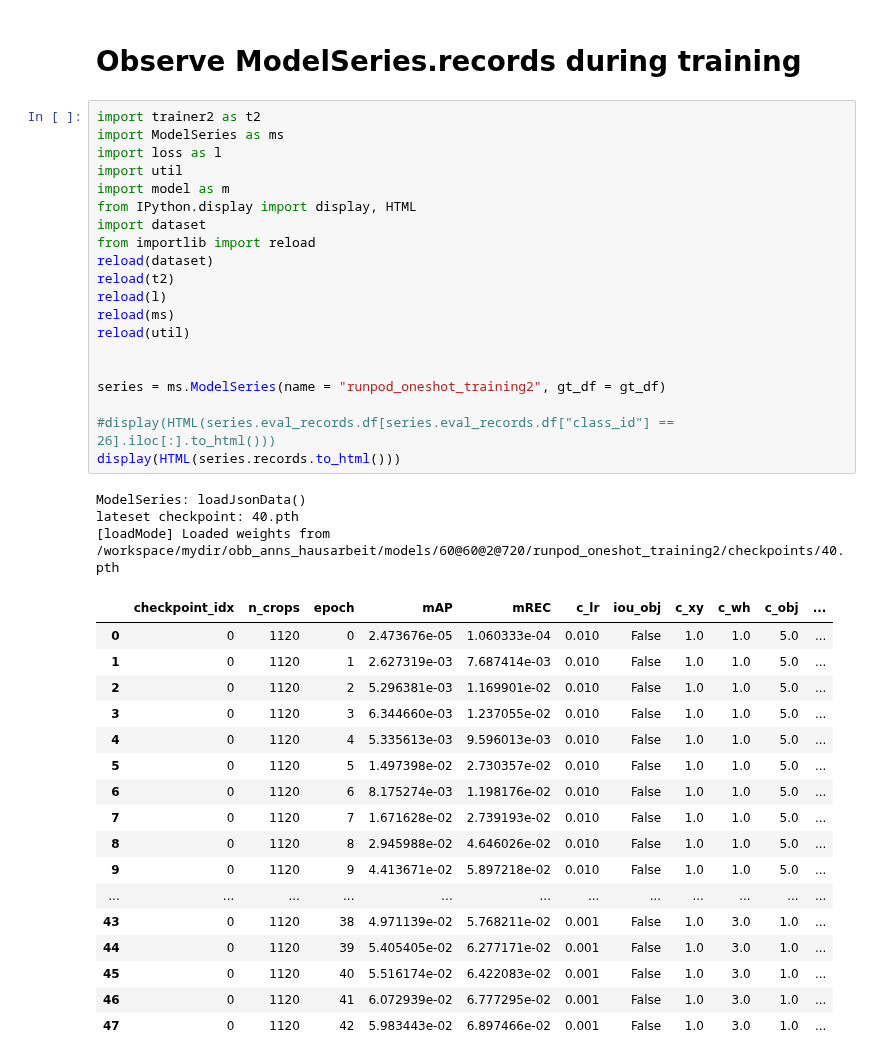
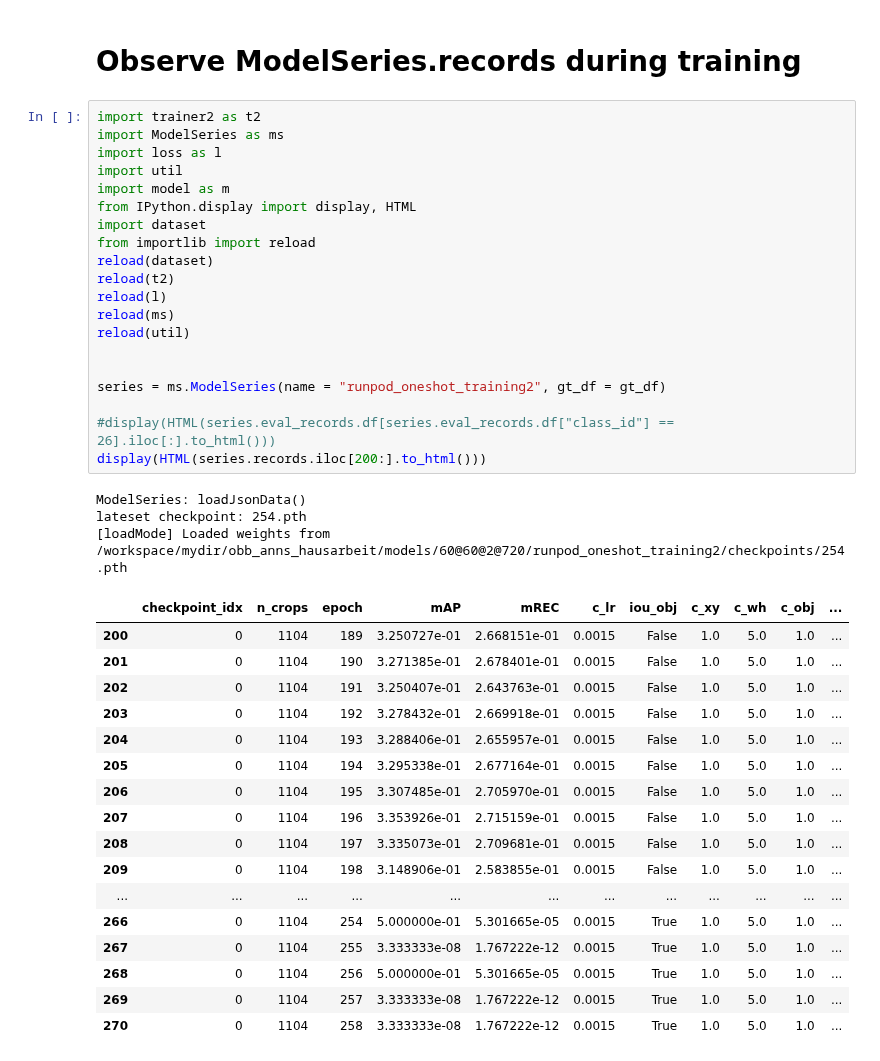
Before and after one commit to fusiongodo/yolo-score, a Jupyter notebook: profiling.ipynb, the cells around one changed output. Saved outputs shown, nothing was run; the diff lists cells and outputs as text.

Commit message:
training complete

```diff
--- a/profiling.ipynb
+++ b/profiling.ipynb
@@ -45,42 +29,42 @@ Saving to: /workspace/mydir/obb_anns_hausarbeit/ds2_dense/ds2_dense/gt_space.jso
 # %%
 import trainer2 as t2
 import ModelSeries as ms
 import loss as l
 import util
 import model as m
 from IPython.display import display, HTML
 import dataset
 from importlib import reload
 reload(dataset)
 reload(t2)
 reload(l)
 reload(ms)
 reload(util)
 
 
 series = ms.ModelSeries(name = "runpod_oneshot_training2", gt_df = gt_df)
 
 #display(HTML(series.eval_records.df[series.eval_records.df["class_id"] == 26].iloc[:].to_html()))
-display(HTML(series.records.to_html()))
+display(HTML(series.records.iloc[200:].to_html()))
 # %% [output]
 ModelSeries: loadJsonData()
-lateset checkpoint: 40.pth
-[loadMode] Loaded weights from /workspace/mydir/obb_anns_hausarbeit/models/60@60@2@720/runpod_oneshot_training2/checkpoints/40.pth
+lateset checkpoint: 254.pth
+[loadMode] Loaded weights from /workspace/mydir/obb_anns_hausarbeit/models/60@60@2@720/runpod_oneshot_training2/checkpoints/254.pth
 |  | checkpoint_idx | n_crops | epoch | mAP | mREC | c_lr | iou_obj | c_xy | c_wh | c_obj | ... |
-| 0 | 0 | 1120 | 0 | 2.473676e-05 | 1.060333e-04 | 0.010 | False | 1.0 | 1.0 | 5.0 | ... |
-| 1 | 0 | 1120 | 1 | 2.627319e-03 | 7.687414e-03 | 0.010 | False | 1.0 | 1.0 | 5.0 | ... |
-| 2 | 0 | 1120 | 2 | 5.296381e-03 | 1.169901e-02 | 0.010 | False | 1.0 | 1.0 | 5.0 | ... |
-| 3 | 0 | 1120 | 3 | 6.344660e-03 | 1.237055e-02 | 0.010 | False | 1.0 | 1.0 | 5.0 | ... |
-| 4 | 0 | 1120 | 4 | 5.335613e-03 | 9.596013e-03 | 0.010 | False | 1.0 | 1.0 | 5.0 | ... |
-| 5 | 0 | 1120 | 5 | 1.497398e-02 | 2.730357e-02 | 0.010 | False | 1.0 | 1.0 | 5.0 | ... |
-| 6 | 0 | 1120 | 6 | 8.175274e-03 | 1.198176e-02 | 0.010 | False | 1.0 | 1.0 | 5.0 | ... |
-| 7 | 0 | 1120 | 7 | 1.671628e-02 | 2.739193e-02 | 0.010 | False | 1.0 | 1.0 | 5.0 | ... |
-| 8 | 0 | 1120 | 8 | 2.945988e-02 | 4.646026e-02 | 0.010 | False | 1.0 | 1.0 | 5.0 | ... |
-| 9 | 0 | 1120 | 9 | 4.413671e-02 | 5.897218e-02 | 0.010 | False | 1.0 | 1.0 | 5.0 | ... |
+| 200 | 0 | 1104 | 189 | 3.250727e-01 | 2.668151e-01 | 0.0015 | False | 1.0 | 5.0 | 1.0 | ... |
+| 201 | 0 | 1104 | 190 | 3.271385e-01 | 2.678401e-01 | 0.0015 | False | 1.0 | 5.0 | 1.0 | ... |
+| 202 | 0 | 1104 | 191 | 3.250407e-01 | 2.643763e-01 | 0.0015 | False | 1.0 | 5.0 | 1.0 | ... |
+| 203 | 0 | 1104 | 192 | 3.278432e-01 | 2.669918e-01 | 0.0015 | False | 1.0 | 5.0 | 1.0 | ... |
+| 204 | 0 | 1104 | 193 | 3.288406e-01 | 2.655957e-01 | 0.0015 | False | 1.0 | 5.0 | 1.0 | ... |
+| 205 | 0 | 1104 | 194 | 3.295338e-01 | 2.677164e-01 | 0.0015 | False | 1.0 | 5.0 | 1.0 | ... |
+| 206 | 0 | 1104 | 195 | 3.307485e-01 | 2.705970e-01 | 0.0015 | False | 1.0 | 5.0 | 1.0 | ... |
+| 207 | 0 | 1104 | 196 | 3.353926e-01 | 2.715159e-01 | 0.0015 | False | 1.0 | 5.0 | 1.0 | ... |
+| 208 | 0 | 1104 | 197 | 3.335073e-01 | 2.709681e-01 | 0.0015 | False | 1.0 | 5.0 | 1.0 | ... |
+| 209 | 0 | 1104 | 198 | 3.148906e-01 | 2.583855e-01 | 0.0015 | False | 1.0 | 5.0 | 1.0 | ... |
 | ... | ... | ... | ... | ... | ... | ... | ... | ... | ... | ... | ... |
-| 43 | 0 | 1120 | 38 | 4.971139e-02 | 5.768211e-02 | 0.001 | False | 1.0 | 3.0 | 1.0 | ... |
-| 44 | 0 | 1120 | 39 | 5.405405e-02 | 6.277171e-02 | 0.001 | False | 1.0 | 3.0 | 1.0 | ... |
-| 45 | 0 | 1120 | 40 | 5.516174e-02 | 6.422083e-02 | 0.001 | False | 1.0 | 3.0 | 1.0 | ... |
-| 46 | 0 | 1120 | 41 | 6.072939e-02 | 6.777295e-02 | 0.001 | False | 1.0 | 3.0 | 1.0 | ... |
-| 47 | 0 | 1120 | 42 | 5.983443e-02 | 6.897466e-02 | 0.001 | False | 1.0 | 3.0 | 1.0 | ... |
+| 266 | 0 | 1104 | 254 | 5.000000e-01 | 5.301665e-05 | 0.0015 | True | 1.0 | 5.0 | 1.0 | ... |
+| 267 | 0 | 1104 | 255 | 3.333333e-08 | 1.767222e-12 | 0.0015 | True | 1.0 | 5.0 | 1.0 | ... |
+| 268 | 0 | 1104 | 256 | 5.000000e-01 | 5.301665e-05 | 0.0015 | True | 1.0 | 5.0 | 1.0 | ... |
+| 269 | 0 | 1104 | 257 | 3.333333e-08 | 1.767222e-12 | 0.0015 | True | 1.0 | 5.0 | 1.0 | ... |
+| 270 | 0 | 1104 | 258 | 3.333333e-08 | 1.767222e-12 | 0.0015 | True | 1.0 | 5.0 | 1.0 | ... |
 # %%
```
Also changed, not shown: parts of 2 cells of this notebook, 9 other files.
